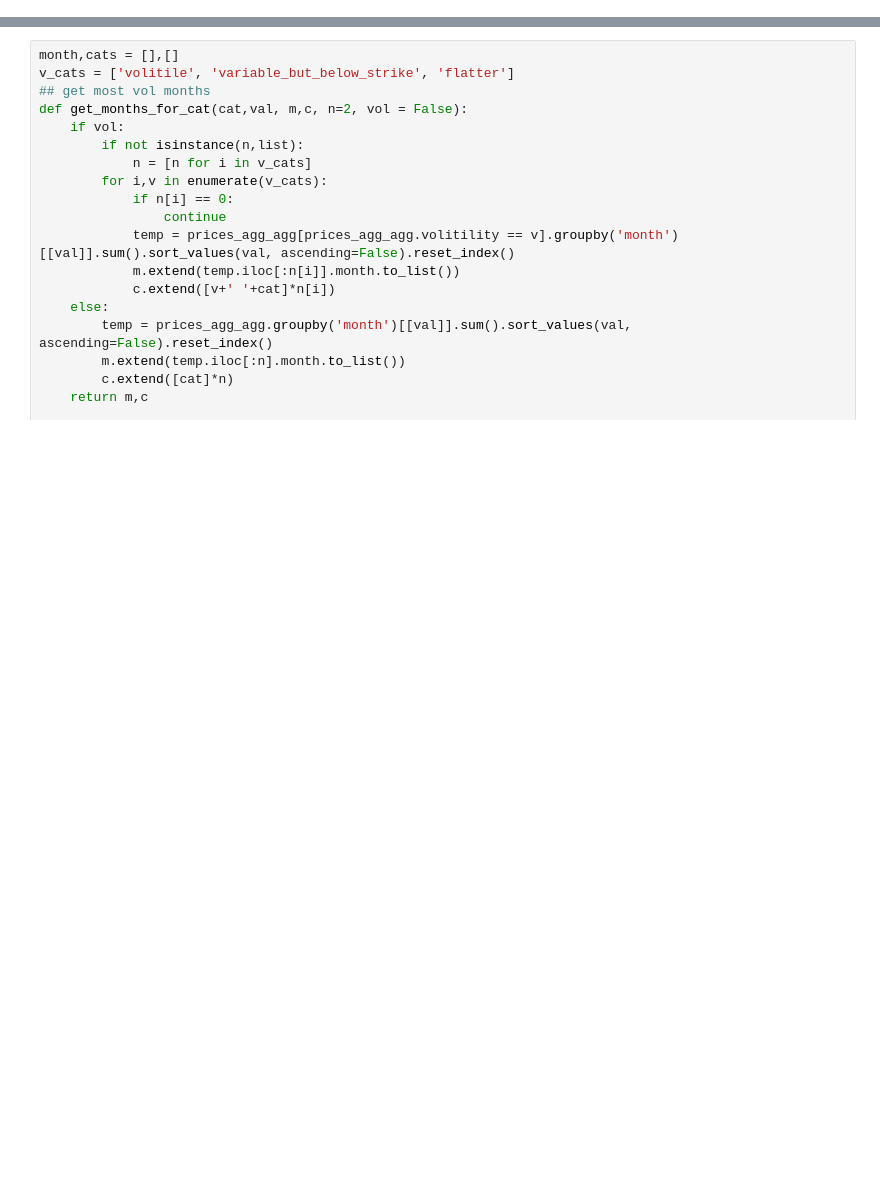
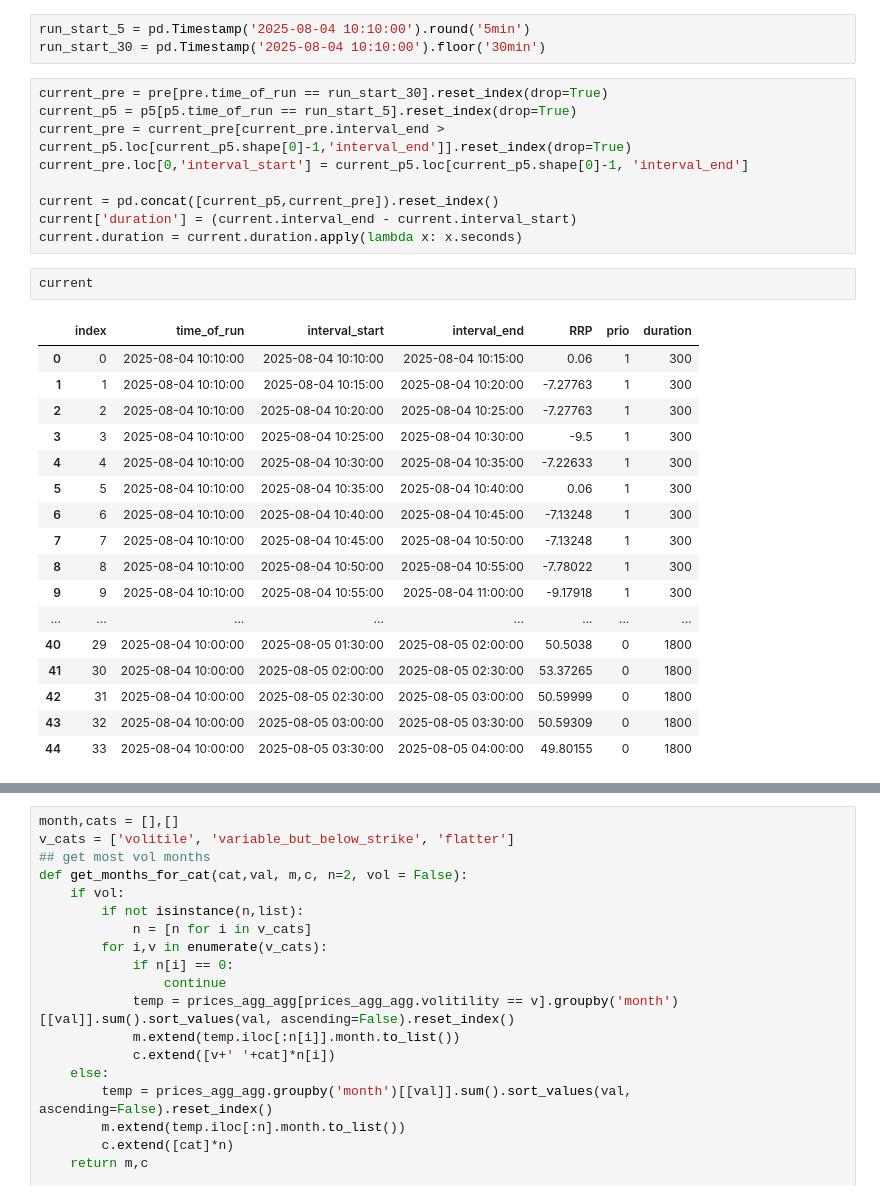
Before and after one commit to dpowles2/ds_app, a Jupyter notebook: src/testing.ipynb, the cells around one changed output, grey strips where cells are left out. Saved outputs shown, nothing was run; the diff lists cells and outputs as text; blank space fills up the shorter version.

```diff
--- a/src/testing.ipynb
+++ b/src/testing.ipynb
@@ -24,0 +39,32 @@ Index(['_day', 'REGIONID', 'DP_RRP', 'P5_RRP', 'PD_RRP', 'rmse_p5', 'rmse_pd',
+# %%
+run_start_5 = pd.Timestamp('2025-08-04 10:10:00').round('5min')
+run_start_30 = pd.Timestamp('2025-08-04 10:10:00').floor('30min')
+# %%
+current_pre = pre[pre.time_of_run == run_start_30].reset_index(drop=True)
+current_p5 = p5[p5.time_of_run == run_start_5].reset_index(drop=True)
+current_pre = current_pre[current_pre.interval_end > current_p5.loc[current_p5.shape[0]-1,'interval_end']].reset_index(drop=True)
+current_pre.loc[0,'interval_start'] = current_p5.loc[current_p5.shape[0]-1, 'interval_end']
+
+current = pd.concat([current_p5,current_pre]).reset_index()
+current['duration'] = (current.interval_end - current.interval_start)
+current.duration = current.duration.apply(lambda x: x.seconds)
+# %%
+current
+# %% [output]
+|  | index | time_of_run | interval_start | interval_end | RRP | prio | duration |
+| 0 | 0 | 2025-08-04 10:10:00 | 2025-08-04 10:10:00 | 2025-08-04 10:15:00 | 0.06 | 1 | 300 |
+| 1 | 1 | 2025-08-04 10:10:00 | 2025-08-04 10:15:00 | 2025-08-04 10:20:00 | -7.27763 | 1 | 300 |
+| 2 | 2 | 2025-08-04 10:10:00 | 2025-08-04 10:20:00 | 2025-08-04 10:25:00 | -7.27763 | 1 | 300 |
+| 3 | 3 | 2025-08-04 10:10:00 | 2025-08-04 10:25:00 | 2025-08-04 10:30:00 | -9.5 | 1 | 300 |
+| 4 | 4 | 2025-08-04 10:10:00 | 2025-08-04 10:30:00 | 2025-08-04 10:35:00 | -7.22633 | 1 | 300 |
+| 5 | 5 | 2025-08-04 10:10:00 | 2025-08-04 10:35:00 | 2025-08-04 10:40:00 | 0.06 | 1 | 300 |
+| 6 | 6 | 2025-08-04 10:10:00 | 2025-08-04 10:40:00 | 2025-08-04 10:45:00 | -7.13248 | 1 | 300 |
+| 7 | 7 | 2025-08-04 10:10:00 | 2025-08-04 10:45:00 | 2025-08-04 10:50:00 | -7.13248 | 1 | 300 |
+| 8 | 8 | 2025-08-04 10:10:00 | 2025-08-04 10:50:00 | 2025-08-04 10:55:00 | -7.78022 | 1 | 300 |
+| 9 | 9 | 2025-08-04 10:10:00 | 2025-08-04 10:55:00 | 2025-08-04 11:00:00 | -9.17918 | 1 | 300 |
+| ... | ... | ... | ... | ... | ... | ... | ... |
+| 40 | 29 | 2025-08-04 10:00:00 | 2025-08-05 01:30:00 | 2025-08-05 02:00:00 | 50.5038 | 0 | 1800 |
+| 41 | 30 | 2025-08-04 10:00:00 | 2025-08-05 02:00:00 | 2025-08-05 02:30:00 | 53.37265 | 0 | 1800 |
+| 42 | 31 | 2025-08-04 10:00:00 | 2025-08-05 02:30:00 | 2025-08-05 03:00:00 | 50.59999 | 0 | 1800 |
+| 43 | 32 | 2025-08-04 10:00:00 | 2025-08-05 03:00:00 | 2025-08-05 03:30:00 | 50.59309 | 0 | 1800 |
+| 44 | 33 | 2025-08-04 10:00:00 | 2025-08-05 03:30:00 | 2025-08-05 04:00:00 | 49.80155 | 0 | 1800 |
```
Also changed, not shown: parts of 5 cells of this notebook, 9 other files.
